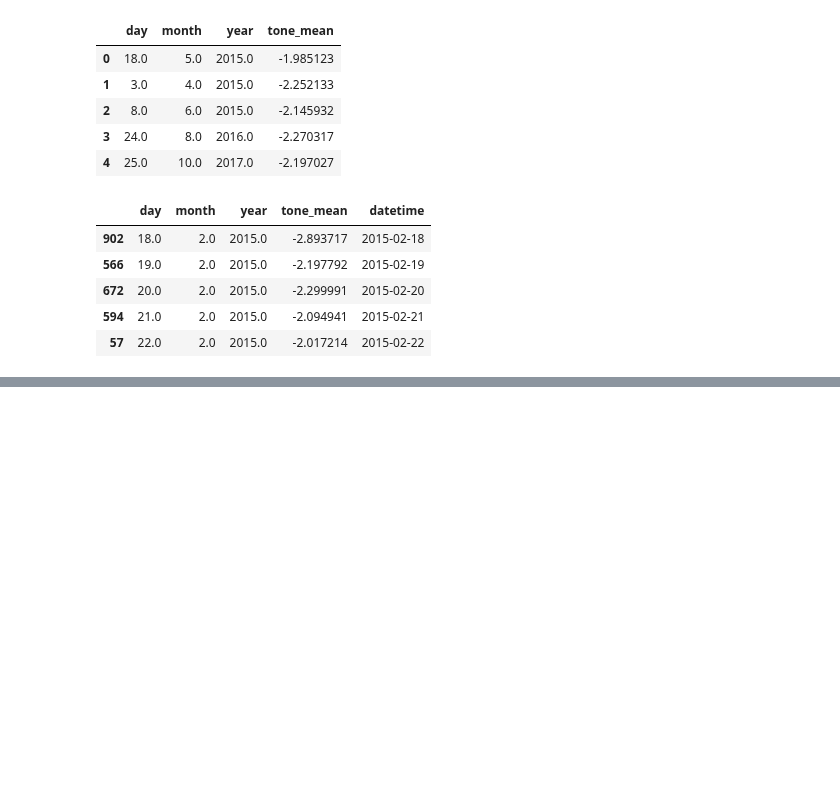
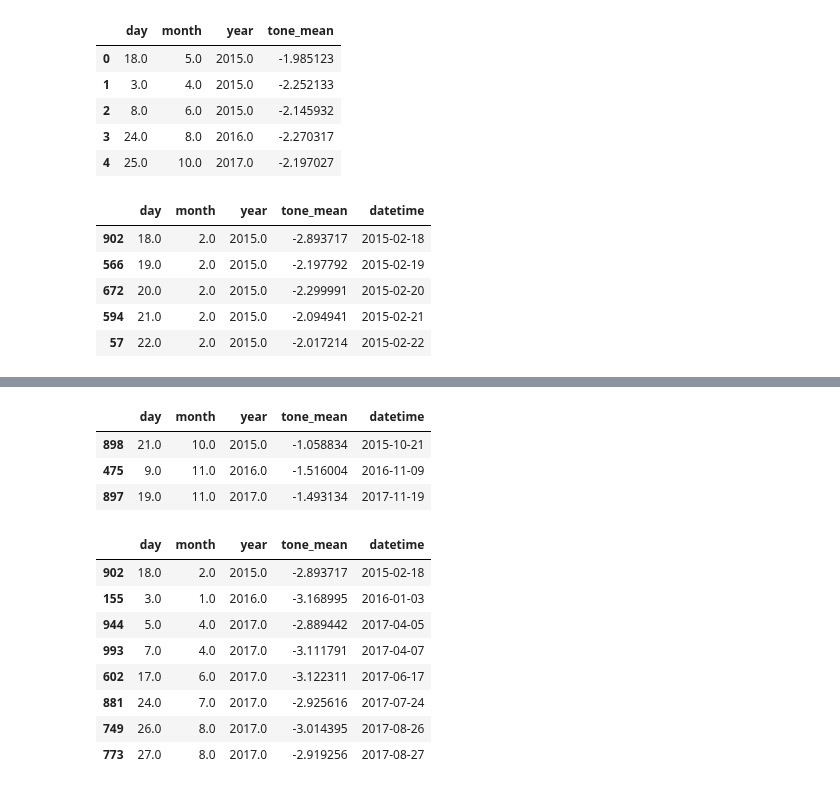
Before and after one commit to damlobster/ada2018, a Jupyter notebook: src/tone/tone_mean.ipynb, the cells around one changed output, grey strips where cells are left out. Drawn from its saved outputs; the diff is of its cells as text; code cells hidden in the pictures; blank space fills up the shorter version.

Commit message:
tone_hline

```diff
--- a/src/tone/tone_mean.ipynb
+++ b/src/tone/tone_mean.ipynb
@@ -54,0 +57,19 @@ plt.show()
+# %%
+tones[tones['tone_mean']>-1.6]
+# %% [output]
+|  | day | month | year | tone_mean | datetime |
+| 898 | 21.0 | 10.0 | 2015.0 | -1.058834 | 2015-10-21 |
+| 475 | 9.0 | 11.0 | 2016.0 | -1.516004 | 2016-11-09 |
+| 897 | 19.0 | 11.0 | 2017.0 | -1.493134 | 2017-11-19 |
+# %%
+tones[tones['tone_mean']<-2.8]
+# %% [output]
+|  | day | month | year | tone_mean | datetime |
+| 902 | 18.0 | 2.0 | 2015.0 | -2.893717 | 2015-02-18 |
+| 155 | 3.0 | 1.0 | 2016.0 | -3.168995 | 2016-01-03 |
+| 944 | 5.0 | 4.0 | 2017.0 | -2.889442 | 2017-04-05 |
+| 993 | 7.0 | 4.0 | 2017.0 | -3.111791 | 2017-04-07 |
+| 602 | 17.0 | 6.0 | 2017.0 | -3.122311 | 2017-06-17 |
+| 881 | 24.0 | 7.0 | 2017.0 | -2.925616 | 2017-07-24 |
+| 749 | 26.0 | 8.0 | 2017.0 | -3.014395 | 2017-08-26 |
+| 773 | 27.0 | 8.0 | 2017.0 | -2.919256 | 2017-08-27 |
```
Also changed, not shown: parts of 1 cell of this notebook.
